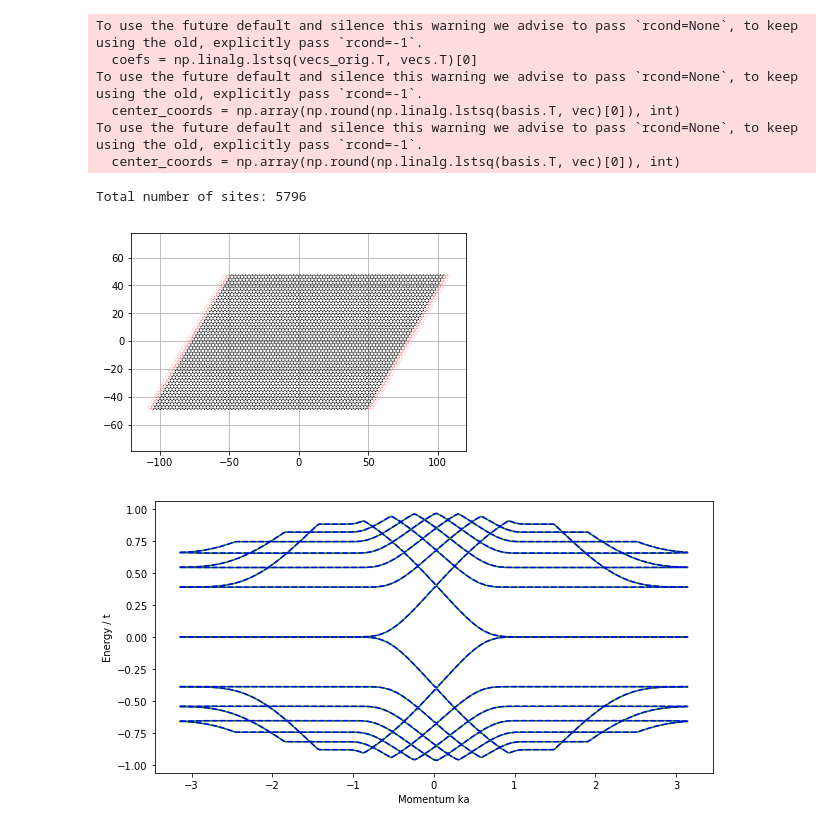
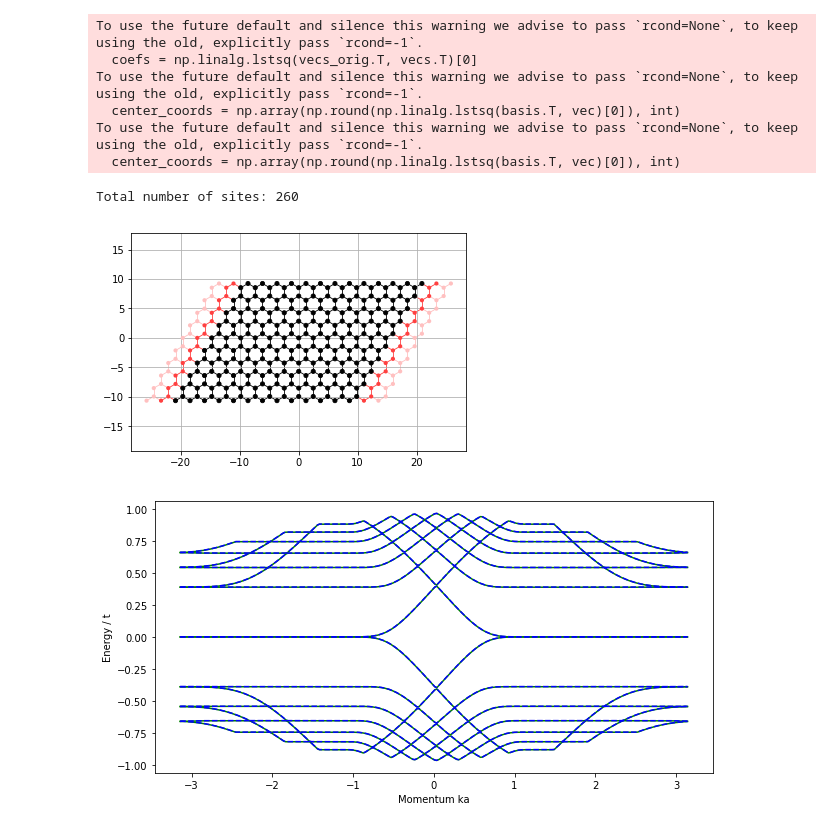
Before and after one commit to CLEANit/QuantumTransduction, a Jupyter notebook: examples/magneticField/spin_dep_transport.ipynb, the cells around one changed output. Saved outputs shown, nothing was run; the diff lists cells and outputs as text; code cells hidden in the pictures.

```diff
--- a/examples/magneticField/spin_dep_transport.ipynb
+++ b/examples/magneticField/spin_dep_transport.ipynb
@@ -29,7 +29,7 @@ t = 2.7
 # on-site energy of 0 gives singular matrix
 on_site = 0.0
 # length of hexagon
-l = 50.0
+l = 10.0
 # ratio to define x-length of hexagon
 ratio = sqrt(3) / 2
 lx = l * ratio
@@ -117,7 +117,7 @@ def make_system(spin=1/2):
     if conducting:
         sym = kwant.TranslationalSymmetry(graphene.vec((-1, 1)))
         lead = kwant.Builder(sym)
-        a = orthogVecSlope(graphene.vec((-1,1)))
+        a = orthogVecSlope(graphene.vec((-1, 1)))
         lead[graphene.shape(lambda pos: -l < (pos[1] + 0.75)  + pos[0] * a < l , (0,0))] = onSite
         lead[graphene.neighbors()] = phase
         lead.eradicate_dangling()
@@ -133,35 +133,35 @@ def make_system(spin=1/2):
     ####################################
 
     syst.attach_lead(lead.reversed())
     return syst
 
 syst_up = make_system(spin=1/2)
 syst_down = make_system(spin=-1/2)
 print('Total number of sites:', len(syst_up.sites()))
 
 # To highlight the two sublattices of graphene, we plot one with
 # a filled, and the other one with an open circle:
 def family_colors(site):
     return 0 if site.family == a else 1
 
 # Then, plot the system with leads.
 kwant.plot(syst_up, site_lw=0.1, lead_site_lw=0, site_color=family_colors, colorbar=False, show=False)
 pyplot.axis('equal')
 pyplot.grid(True)
 pyplot.show()
 
 # Finalize the system.
 syst_up = syst_up.finalized()
 syst_down = syst_down.finalized()
 # %% [output]
 To use the future default and silence this warning we advise to pass `rcond=None`, to keep using the old, explicitly pass `rcond=-1`.
   coefs = np.linalg.lstsq(vecs_orig.T, vecs.T)[0]
 To use the future default and silence this warning we advise to pass `rcond=None`, to keep using the old, explicitly pass `rcond=-1`.
   center_coords = np.array(np.round(np.linalg.lstsq(basis.T, vec)[0]), int)
 To use the future default and silence this warning we advise to pass `rcond=None`, to keep using the old, explicitly pass `rcond=-1`.
   center_coords = np.array(np.round(np.linalg.lstsq(basis.T, vec)[0]), int)
-Total number of sites: 5796
+Total number of sites: 260
-[figure, old version]
+[figure, new version]
 # %%
 phi = 10 / 701
 momenta = np.linspace(-np.pi, np.pi, 256)
```
Also changed, not shown: 7 other files.
